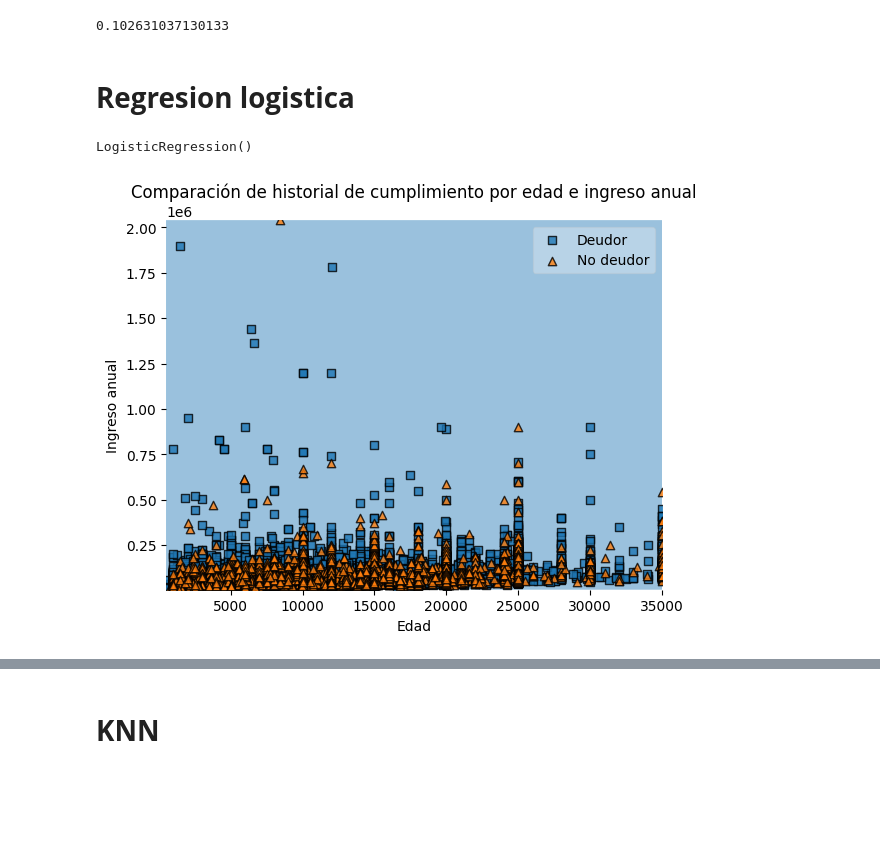
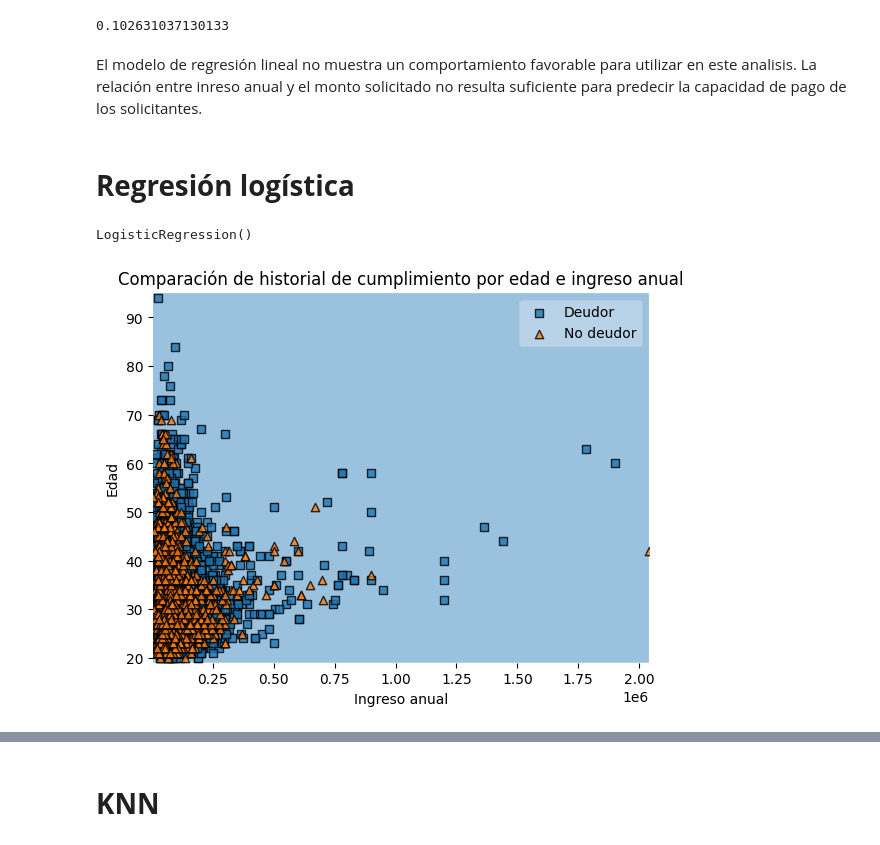
Before and after one commit to melirandazzo/trabajo_ciencia_datos, a Jupyter notebook: ProyectoDS_ParteIII_Randazzo.ipynb, the cells around one changed output, grey strips where cells are left out. Saved outputs shown, nothing was run; the diff lists cells and outputs as text; code cells hidden in the pictures; blank space fills up the shorter version.

```diff
--- a/ProyectoDS_ParteIII_Randazzo.ipynb
+++ b/ProyectoDS_ParteIII_Randazzo.ipynb
@@ -512,7 +512,9 @@ regressor.score(X_train, y_train)
 regressor.score(X_test, y_test)
 # %% [output]
 0.102631037130133
-# %% [markdown]
-# **Regresion logistica**
+# %% [markdown]
+El modelo de regresión lineal no muestra un comportamiento favorable para utilizar en este analisis. La relación entre inreso anual y el monto solicitado no resulta suficiente para predecir la capacidad de pago de los solicitantes.
+# %% [markdown]
+# **Regresión logística**
 # %%
 from sklearn.linear_model import LogisticRegression
@@ -527,17 +536,17 @@ LogisticRegression()
 # %%
 X2= X.values
 y2=y
 
 ax=plot_decision_regions(X2, y2, clf=clf)
 
-plt.xlabel('Edad')
-plt.ylabel('Ingreso anual')
+plt.xlabel('Ingreso anual')
+plt.ylabel('Edad')
 plt.title('Comparación de historial de cumplimiento por edad e ingreso anual')
 
 handles, labels = ax.get_legend_handles_labels()
 ax.legend(handles,
           ['Deudor', 'No deudor'],
            framealpha=0.3, scatterpoints=1)
 plt.show()
 # %% [output]
-[figure, old version]
+[figure, new version]
```
Also changed, not shown: parts of 43 cells of this notebook.
